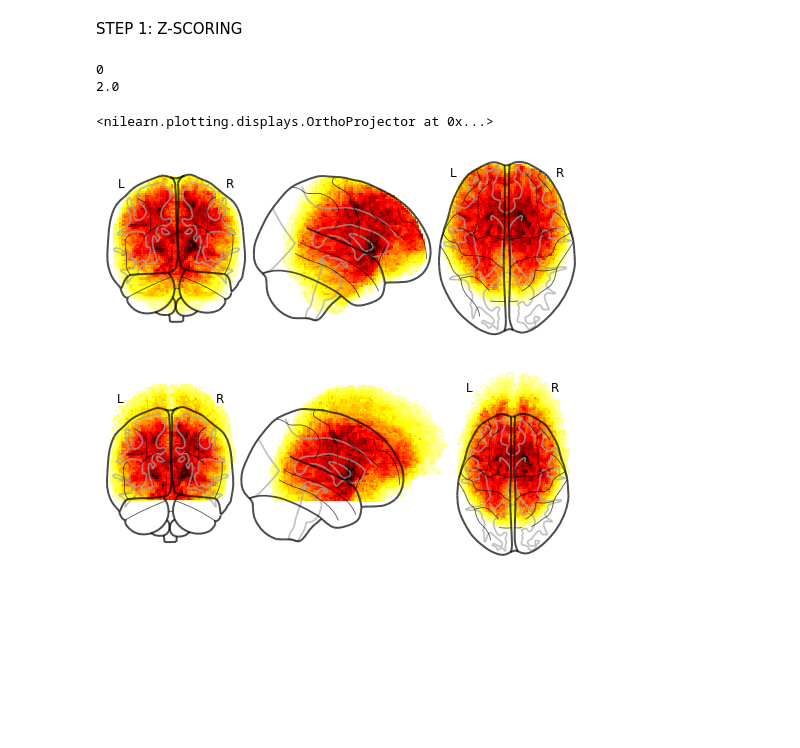
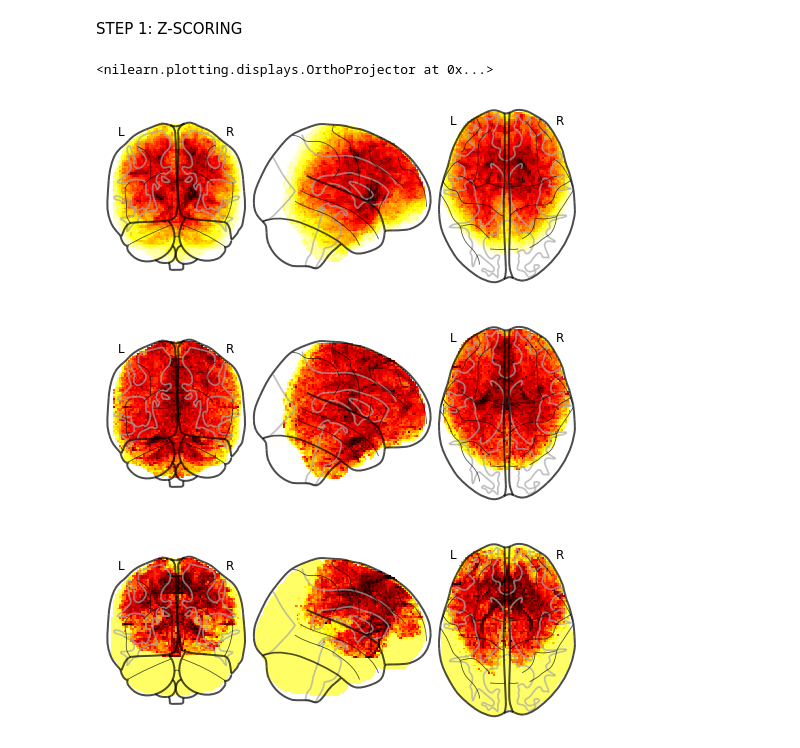
Before and after one commit to AndreaPerera/CISC499, a Jupyter notebook: 499-notebook.ipynb, the cells around one changed output. Saved outputs shown, nothing was run; the diff lists cells and outputs as text; code cells hidden in the pictures; blank space fills up the shorter version.

```diff
--- a/499-notebook.ipynb
+++ b/499-notebook.ipynb
@@ -21,37 +21,46 @@ ODI = glob.glob('CONTROL/ODI/*.nii')
 
 imgs = [nb.load(file) for file in FA_files]
 
-for img in range(len(imgs)):
-    imgs[img] = np.array(img)
-print(imgs[0])
-means = np.mean(imgs, axis=0)
-print(means)
+# tried with np arrays
+# for img in range(len(imgs)):
+#     imgs[img] = np.array(img)
+# print(imgs[0])
+# means = np.mean(imgs, axis=0)
+# print(means)
 # access the voxels from each nifti image
 
 # aggregate each voxel in particular position into mean mask
-# %% [output]
-0
-2.0
 # %%
 # Calculate mean and standard deviation of voxels for each modality
 # GM
 
 # FM
 # USING NLTOOLS
 # DONT KNOW HOW TO VERIFY THIS IS CORRECT
 FA_data = Brain_Data(FA_files)
-FA_mean2 = [FA_data.mean() for x in FA_data]
-plot_glass_brain(FA_data.mean().to_nifti())
-#FA_mean2.plot()
-#FA_data.mean().plot()
+#FA_mean2 = [FA_data.mean() for x in FA_data] idk what this does
+#FA_std = [FA_data.std() for x in FA_data]
+# MEAN AND STANDARD DEV MASKS FOR FA MODALITY
+FA_mean = FA_data.mean().to_nifti()
+FA_std = FA_data.std().to_nifti()
+# visualize
+plot_glass_brain(FA_mean)
+plot_glass_brain(FA_std)
+
 
 # NOT WORKING
 # USING NIBABEL
-FA_mean = image.mean_img(FA_files)
-plot_glass_brain(FA_mean)
+#FA_mean = image.mean_img(FA_files)
+#plot_glass_brain(FA_mean)
+#FA_mean_data.plot()
 
-#FA_mean_data.plot()
+# CALCULATE Z-SCORE MAPS FOR EACH SCAN AND SAVE
+# do one for example
+
+zmap = FA_data[0].standardize(0, 'zscore')
+plot_glass_brain(zmap.to_nifti())
 # %% [output]
 <nilearn.plotting.displays.OrthoProjector at 0x...>
 [figure]
-[figure, old version]
+[figure, new version]
+[figure, added]
```
Also changed, not shown: 1 other file.
